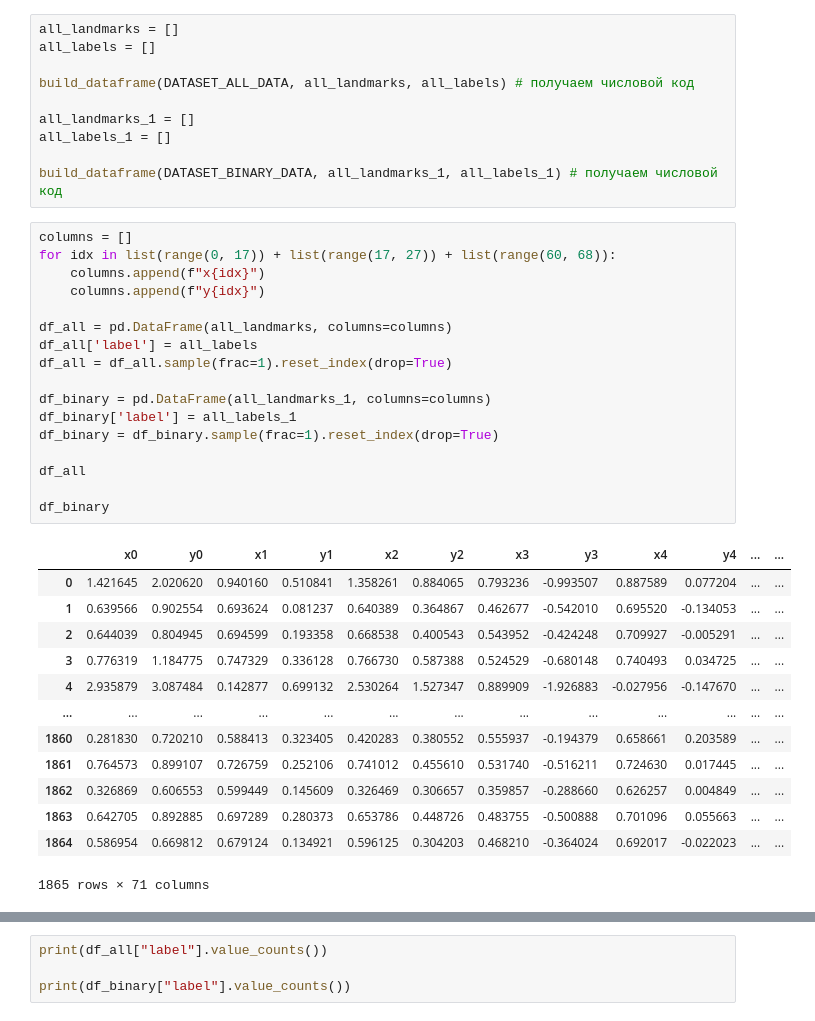
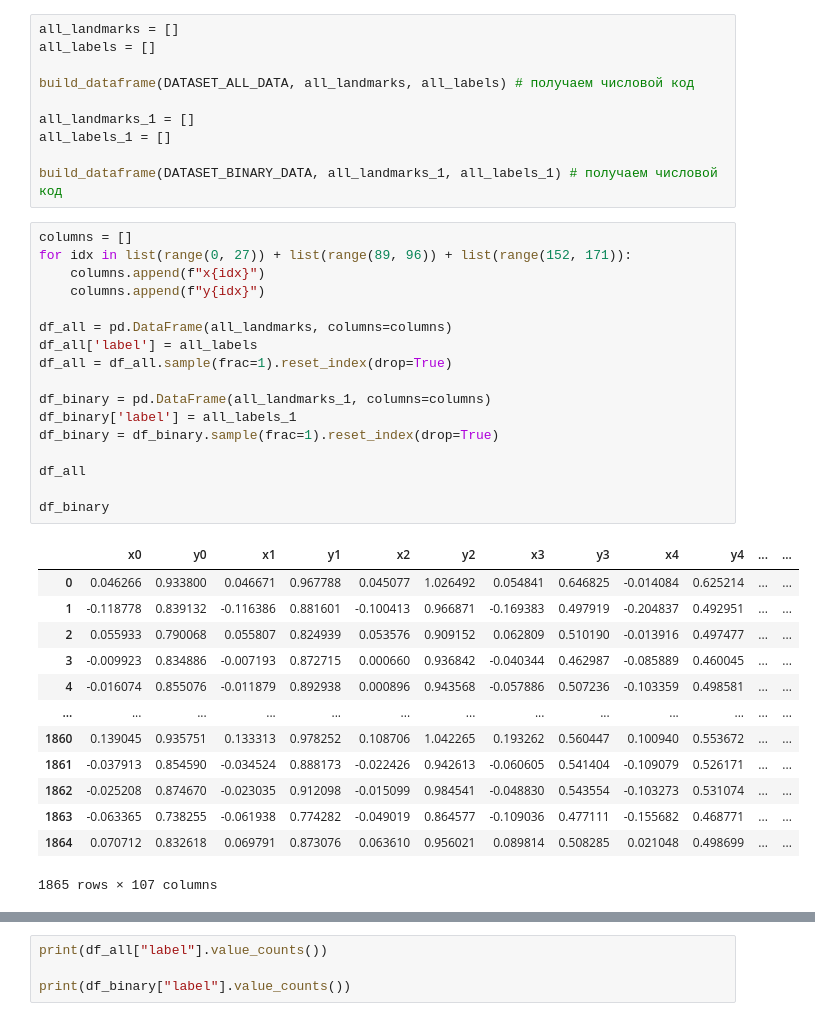
Before and after one commit to CEPIbN/Machine-Learning, a Jupyter notebook: mediapipe-notebooks/mediapipe.ipynb, the cells around one changed output, grey strips where cells are left out. Cells and saved outputs as stored; diff of their text form.

```diff
--- a/mediapipe-notebooks/mediapipe.ipynb
+++ b/mediapipe-notebooks/mediapipe.ipynb
@@ -97,35 +109,35 @@ all_labels_1 = []
 build_dataframe(DATASET_BINARY_DATA, all_landmarks_1, all_labels_1) # получаем числовой код
 # %%
 columns = []
-for idx in list(range(0, 17)) + list(range(17, 27)) + list(range(60, 68)):
+for idx in list(range(0, 27)) + list(range(89, 96)) + list(range(152, 171)):
     columns.append(f"x{idx}")
     columns.append(f"y{idx}")
 
 df_all = pd.DataFrame(all_landmarks, columns=columns)
 df_all['label'] = all_labels
 df_all = df_all.sample(frac=1).reset_index(drop=True)
 
 df_binary = pd.DataFrame(all_landmarks_1, columns=columns)
 df_binary['label'] = all_labels_1
 df_binary = df_binary.sample(frac=1).reset_index(drop=True)
 
 df_all
 
 df_binary
 # %% [output]
 |  | x0 | y0 | x1 | y1 | x2 | y2 | x3 | y3 | x4 | y4 | ... | ... |
-| 0 | 1.421645 | 2.020620 | 0.940160 | 0.510841 | 1.358261 | 0.884065 | 0.793236 | -0.993507 | 0.887589 | 0.077204 | ... | ... |
-| 1 | 0.639566 | 0.902554 | 0.693624 | 0.081237 | 0.640389 | 0.364867 | 0.462677 | -0.542010 | 0.695520 | -0.134053 | ... | ... |
-| 2 | 0.644039 | 0.804945 | 0.694599 | 0.193358 | 0.668538 | 0.400543 | 0.543952 | -0.424248 | 0.709927 | -0.005291 | ... | ... |
-| 3 | 0.776319 | 1.184775 | 0.747329 | 0.336128 | 0.766730 | 0.587388 | 0.524529 | -0.680148 | 0.740493 | 0.034725 | ... | ... |
-| 4 | 2.935879 | 3.087484 | 0.142877 | 0.699132 | 2.530264 | 1.527347 | 0.889909 | -1.926883 | -0.027956 | -0.147670 | ... | ... |
+| 0 | 0.046266 | 0.933800 | 0.046671 | 0.967788 | 0.045077 | 1.026492 | 0.054841 | 0.646825 | -0.014084 | 0.625214 | ... | ... |
+| 1 | -0.118778 | 0.839132 | -0.116386 | 0.881601 | -0.100413 | 0.966871 | -0.169383 | 0.497919 | -0.204837 | 0.492951 | ... | ... |
+| 2 | 0.055933 | 0.790068 | 0.055807 | 0.824939 | 0.053576 | 0.909152 | 0.062809 | 0.510190 | -0.013916 | 0.497477 | ... | ... |
+| 3 | -0.009923 | 0.834886 | -0.007193 | 0.872715 | 0.000660 | 0.936842 | -0.040344 | 0.462987 | -0.085889 | 0.460045 | ... | ... |
+| 4 | -0.016074 | 0.855076 | -0.011879 | 0.892938 | 0.000896 | 0.943568 | -0.057886 | 0.507236 | -0.103359 | 0.498581 | ... | ... |
 | ... | ... | ... | ... | ... | ... | ... | ... | ... | ... | ... | ... | ... |
-| 1860 | 0.281830 | 0.720210 | 0.588413 | 0.323405 | 0.420283 | 0.380552 | 0.555937 | -0.194379 | 0.658661 | 0.203589 | ... | ... |
-| 1861 | 0.764573 | 0.899107 | 0.726759 | 0.252106 | 0.741012 | 0.455610 | 0.531740 | -0.516211 | 0.724630 | 0.017445 | ... | ... |
-| 1862 | 0.326869 | 0.606553 | 0.599449 | 0.145609 | 0.326469 | 0.306657 | 0.359857 | -0.288660 | 0.626257 | 0.004849 | ... | ... |
-| 1863 | 0.642705 | 0.892885 | 0.697289 | 0.280373 | 0.653786 | 0.448726 | 0.483755 | -0.500888 | 0.701096 | 0.055663 | ... | ... |
-| 1864 | 0.586954 | 0.669812 | 0.679124 | 0.134921 | 0.596125 | 0.304203 | 0.468210 | -0.364024 | 0.692017 | -0.022023 | ... | ... |
+| 1860 | 0.139045 | 0.935751 | 0.133313 | 0.978252 | 0.108706 | 1.042265 | 0.193262 | 0.560447 | 0.100940 | 0.553672 | ... | ... |
+| 1861 | -0.037913 | 0.854590 | -0.034524 | 0.888173 | -0.022426 | 0.942613 | -0.060605 | 0.541404 | -0.109079 | 0.526171 | ... | ... |
+| 1862 | -0.025208 | 0.874670 | -0.023035 | 0.912098 | -0.015099 | 0.984541 | -0.048830 | 0.543554 | -0.103273 | 0.531074 | ... | ... |
+| 1863 | -0.063365 | 0.738255 | -0.061938 | 0.774282 | -0.049019 | 0.864577 | -0.109036 | 0.477111 | -0.155682 | 0.468771 | ... | ... |
+| 1864 | 0.070712 | 0.832618 | 0.069791 | 0.873076 | 0.063610 | 0.956021 | 0.089814 | 0.508285 | 0.021048 | 0.498699 | ... | ... |
-1865 rows × 71 columns
+1865 rows × 107 columns
 # %%
 df_all
 # %% [output]
```
Also changed, not shown: parts of 8 cells of this notebook.
